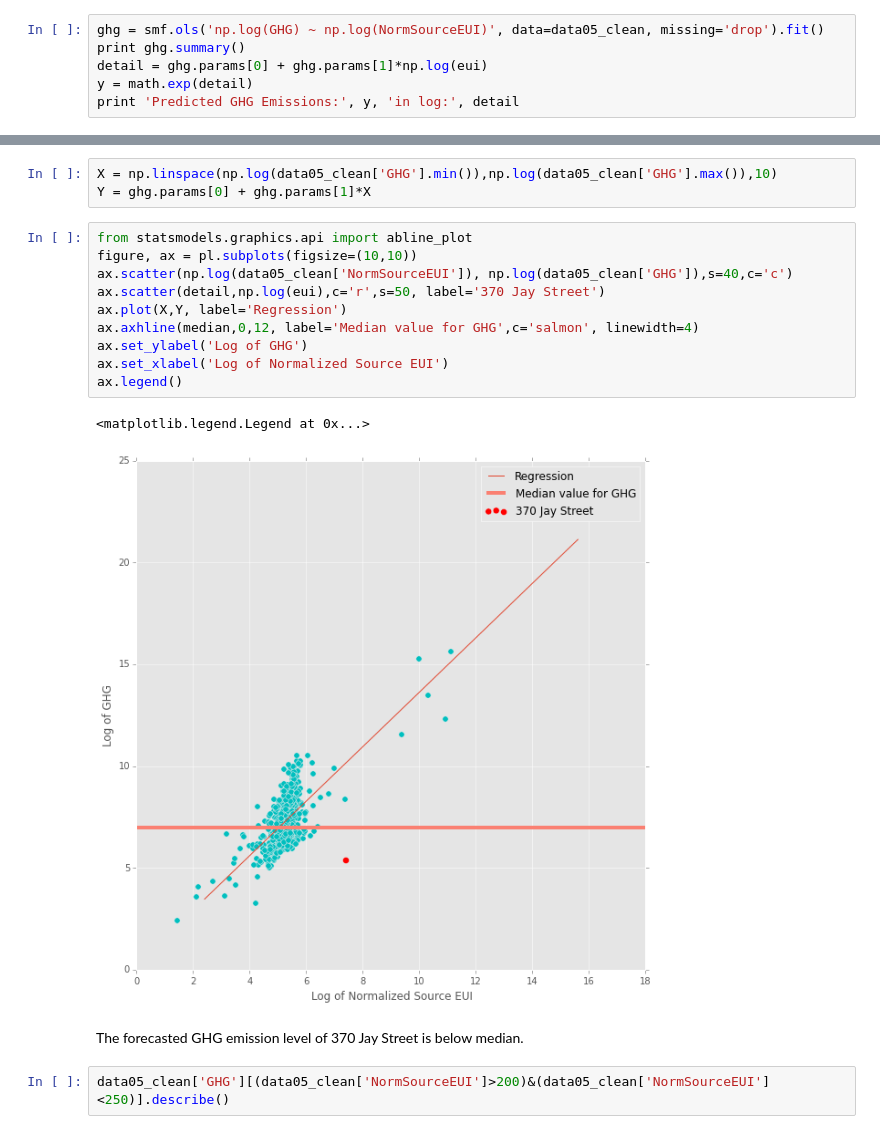
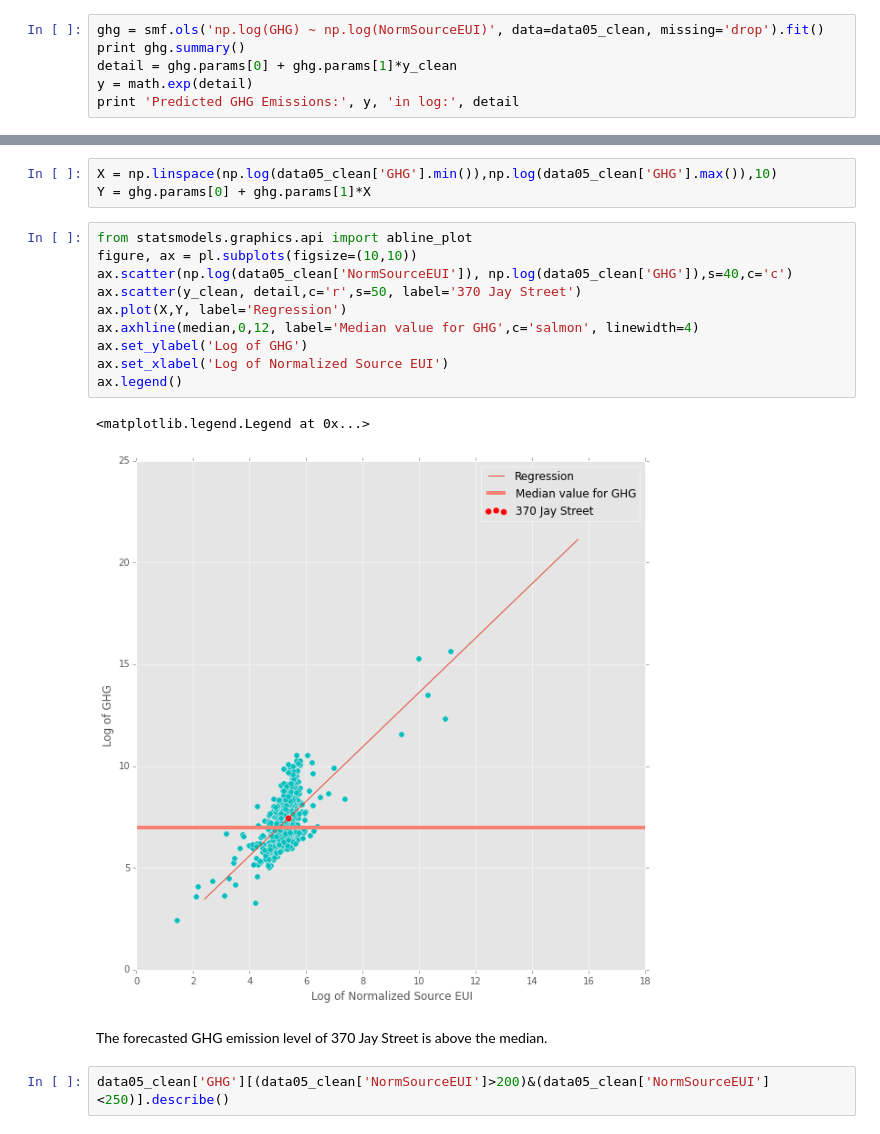
Before and after one commit to Diegosmiles/CUSP, a Jupyter notebook: 370 Jay Street EUI Estimation.ipynb, the cells around one changed output, grey strips where cells are left out. Cells and saved outputs as stored; diff of their text form.

```diff
--- a/370 Jay Street EUI Estimation.ipynb
+++ b/370 Jay Street EUI Estimation.ipynb
@@ -511,7 +511,7 @@ As it turns out, the regression is not significant.
 # %%
 ghg = smf.ols('np.log(GHG) ~ np.log(NormSourceEUI)', data=data05_clean, missing='drop').fit()
 print ghg.summary()
-detail = ghg.params[0] + ghg.params[1]*np.log(eui)
+detail = ghg.params[0] + ghg.params[1]*y_clean
 y = math.exp(detail)
 print 'Predicted GHG Emissions:', y, 'in log:', detail
 # %% [output]
@@ -544,18 +544,18 @@ Y = ghg.params[0] + ghg.params[1]*X
 # %%
 from statsmodels.graphics.api import abline_plot
 figure, ax = pl.subplots(figsize=(10,10))
 ax.scatter(np.log(data05_clean['NormSourceEUI']), np.log(data05_clean['GHG']),s=40,c='c')
-ax.scatter(detail,np.log(eui),c='r',s=50, label='370 Jay Street')
+ax.scatter(y_clean, detail,c='r',s=50, label='370 Jay Street')
 ax.plot(X,Y, label='Regression')
 ax.axhline(median,0,12, label='Median value for GHG',c='salmon', linewidth=4)
 ax.set_ylabel('Log of GHG')
 ax.set_xlabel('Log of Normalized Source EUI')
 ax.legend()
 # %% [output]
 <matplotlib.legend.Legend at 0x...>
-[figure, old version]
+[figure, new version]
 # %% [markdown]
-The forecasted GHG emission level of 370 Jay Street is below median.
+The forecasted GHG emission level of 370 Jay Street is above the median.
 # %%
 data05_clean['GHG'][(data05_clean['NormSourceEUI']>200)&(data05_clean['NormSourceEUI']<250)].describe()
 # %% [output]
```
Also changed, not shown: parts of 1 cell of this notebook.
